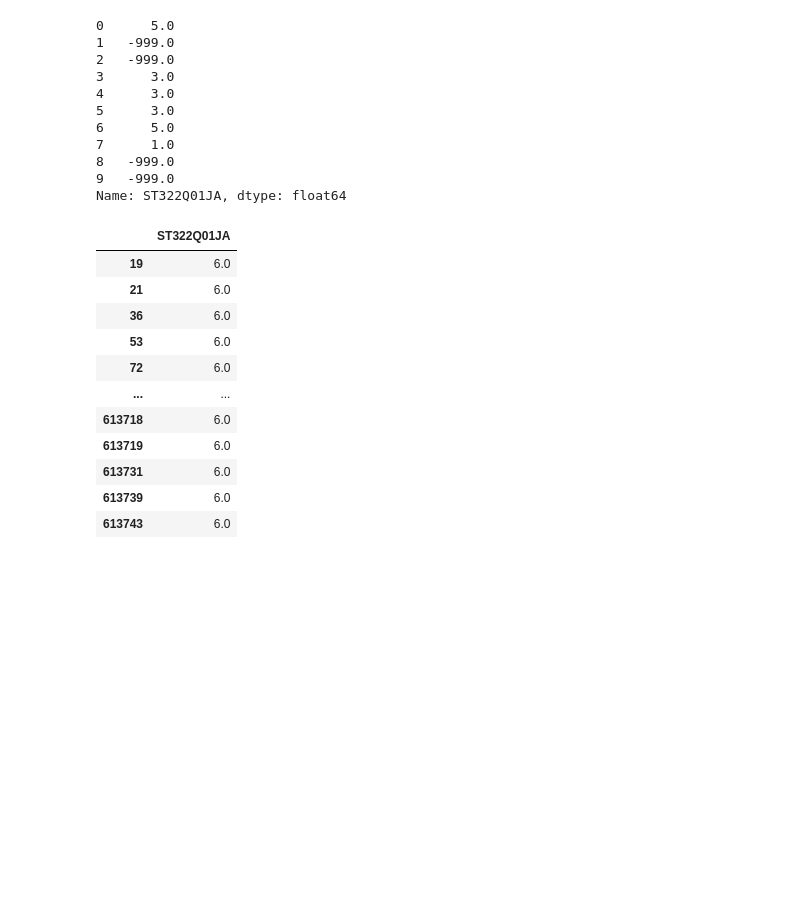
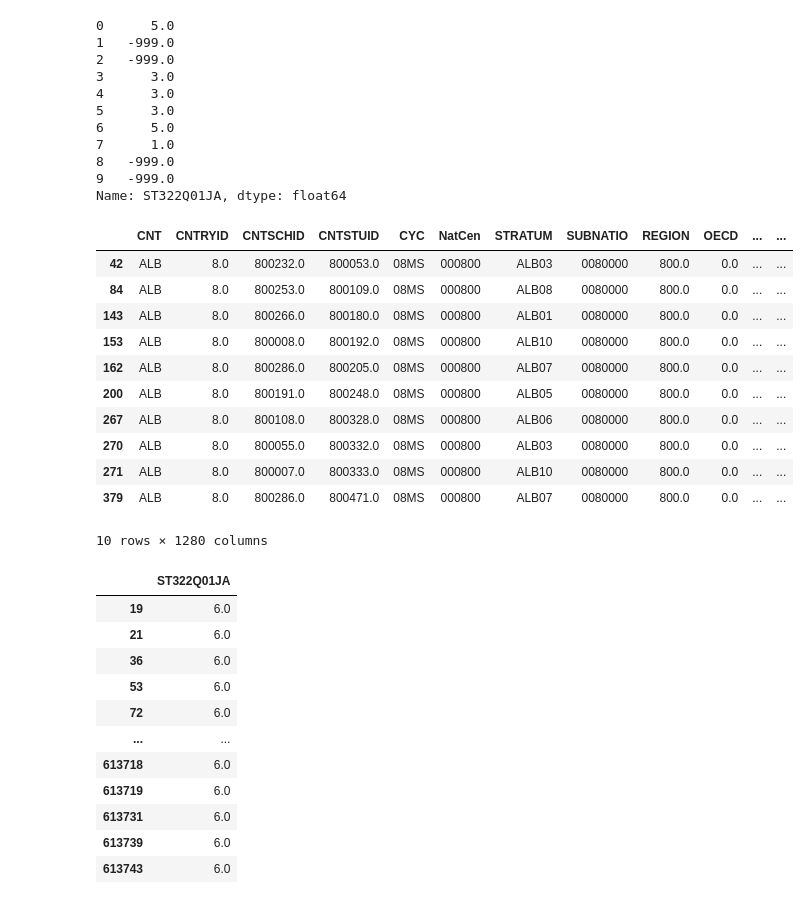
Before and after one commit to mdreeling-mids/mids-capstone, a Jupyter notebook: notebooks/eda/with-wle-latent/1. SPSS-Load-and-Edit.ipynb, the cells around one changed output. Saved outputs shown, nothing was run; the diff lists cells and outputs as text; code cells hidden in the pictures; blank space fills up the shorter version.

```diff
--- a/notebooks/eda/with-wle-latent/1. SPSS-Load-and-Edit.ipynb
+++ b/notebooks/eda/with-wle-latent/1. SPSS-Load-and-Edit.ipynb
@@ -140,6 +130,21 @@ student_dataset['ST322Q01JA'].head(10)
 8   -999.0
 9   -999.0
 Name: ST322Q01JA, dtype: float64
+# %%
+student_dataset[student_dataset['ST256Q02JA'] == 5.0].head(10)
+# %% [output]
+|  | CNT | CNTRYID | CNTSCHID | CNTSTUID | CYC | NatCen | STRATUM | SUBNATIO | REGION | OECD | ... | ... |
+| 42 | ALB | 8.0 | 800232.0 | 800053.0 | 08MS | 000800 | ALB03 | 0080000 | 800.0 | 0.0 | ... | ... |
+| 84 | ALB | 8.0 | 800253.0 | 800109.0 | 08MS | 000800 | ALB08 | 0080000 | 800.0 | 0.0 | ... | ... |
+| 143 | ALB | 8.0 | 800266.0 | 800180.0 | 08MS | 000800 | ALB01 | 0080000 | 800.0 | 0.0 | ... | ... |
+| 153 | ALB | 8.0 | 800008.0 | 800192.0 | 08MS | 000800 | ALB10 | 0080000 | 800.0 | 0.0 | ... | ... |
+| 162 | ALB | 8.0 | 800286.0 | 800205.0 | 08MS | 000800 | ALB07 | 0080000 | 800.0 | 0.0 | ... | ... |
+| 200 | ALB | 8.0 | 800191.0 | 800248.0 | 08MS | 000800 | ALB05 | 0080000 | 800.0 | 0.0 | ... | ... |
+| 267 | ALB | 8.0 | 800108.0 | 800328.0 | 08MS | 000800 | ALB06 | 0080000 | 800.0 | 0.0 | ... | ... |
+| 270 | ALB | 8.0 | 800055.0 | 800332.0 | 08MS | 000800 | ALB03 | 0080000 | 800.0 | 0.0 | ... | ... |
+| 271 | ALB | 8.0 | 800007.0 | 800333.0 | 08MS | 000800 | ALB10 | 0080000 | 800.0 | 0.0 | ... | ... |
+| 379 | ALB | 8.0 | 800286.0 | 800471.0 | 08MS | 000800 | ALB07 | 0080000 | 800.0 | 0.0 | ... | ... |
+10 rows × 1280 columns
 # %%
 student_dataset.loc[student_dataset['ST322Q01JA'].isin([6, 6.0]), ['ST322Q01JA']]
 # %% [output]
```
Also changed, not shown: parts of 10 cells of this notebook, 5 other files.
